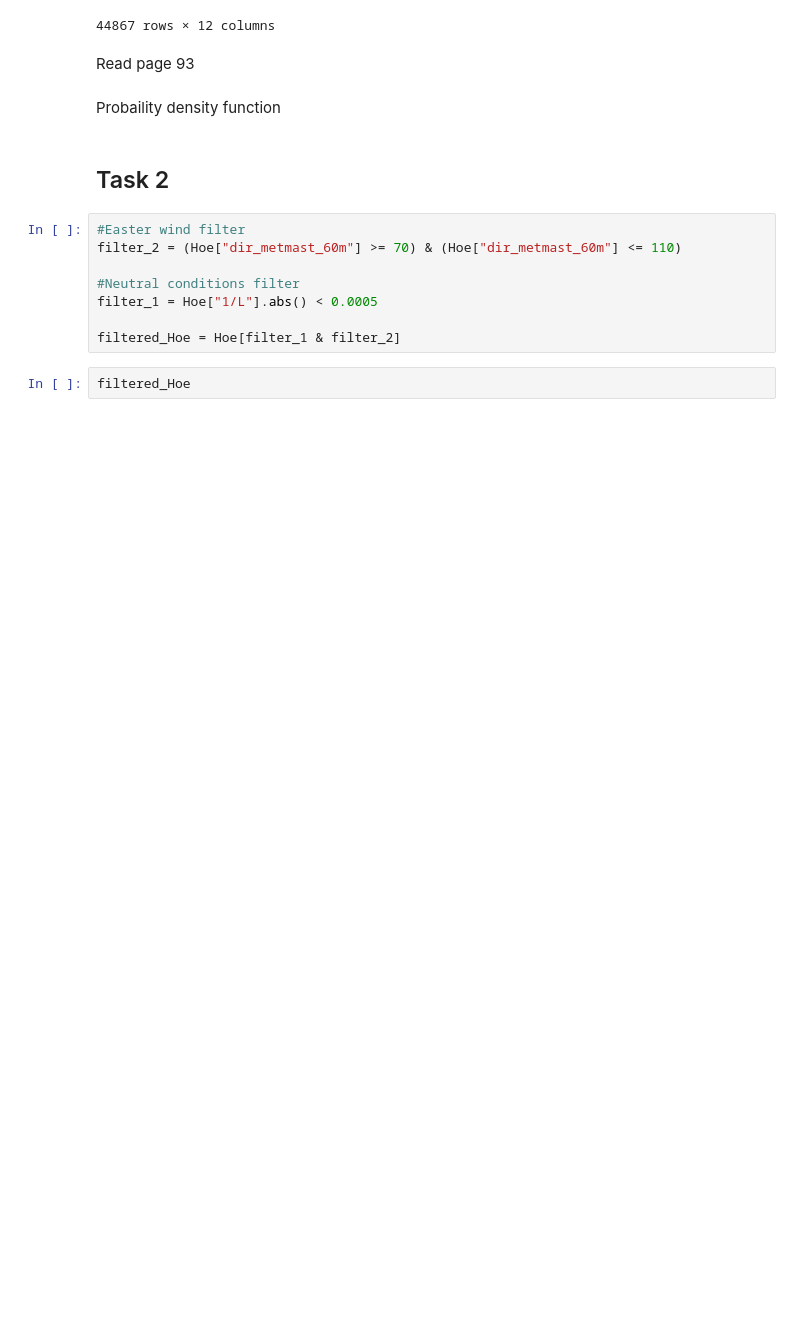
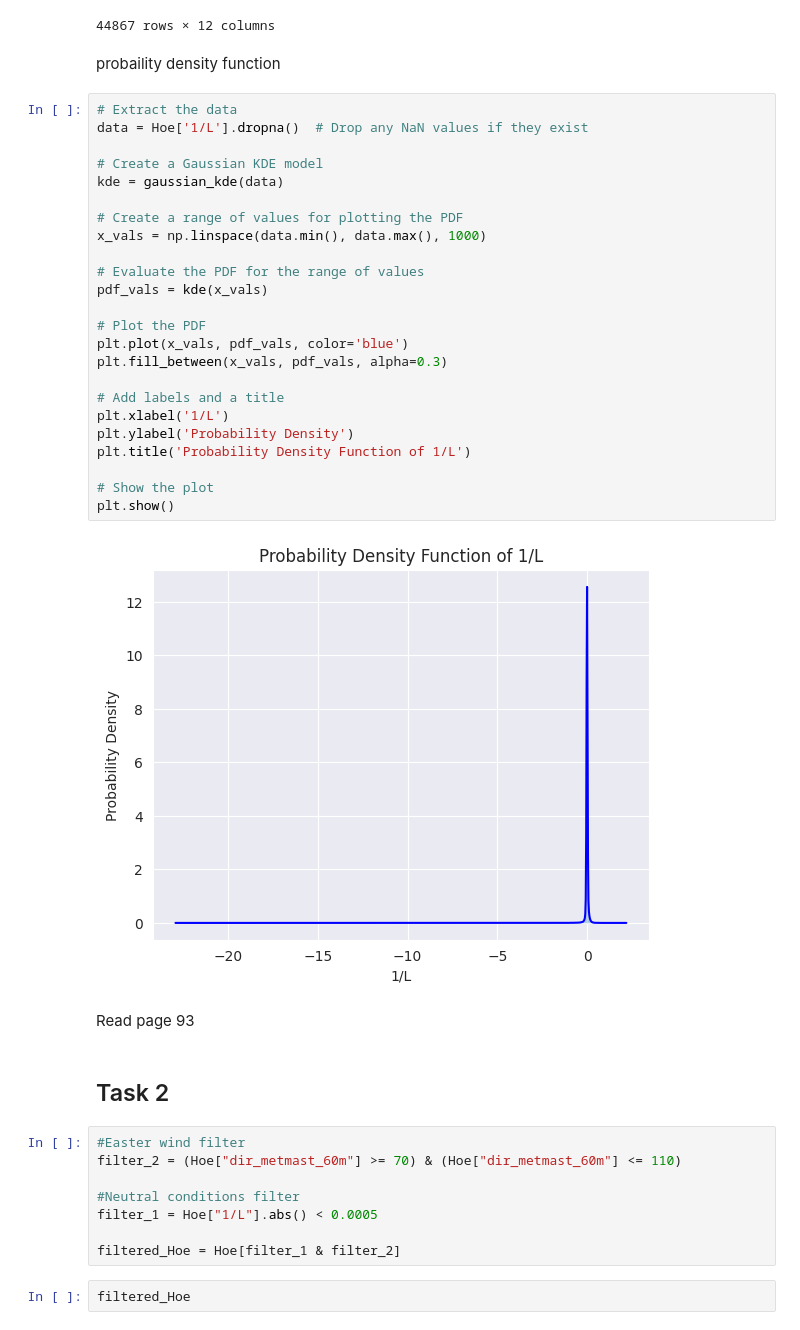
Before and after one commit to AlexDelBarco/IMWE, a Jupyter notebook: Assignment_2/Assignment_2.ipynb, the cells around one changed output. Cells and saved outputs as stored; diff of their text form; blank space fills up the shorter version.

```diff
--- a/Assignment_2/Assignment_2.ipynb
+++ b/Assignment_2/Assignment_2.ipynb
@@ -56,10 +59,36 @@ Hoe
 | 44865 | 200812312340 | 0.341 | -0.0381 | 333.4440 | 6.22807 | 7.86902 | 10.57440 | ... |
 | 44866 | 200812312350 | 0.394 | -0.0423 | 332.5910 | 6.24509 | 7.79404 | 10.82560 | ... |
 44867 rows × 12 columns
+# %% [markdown]
+probaility density function
+# %%
+# Extract the data
+data = Hoe['1/L'].dropna()  # Drop any NaN values if they exist
+
+# Create a Gaussian KDE model
+kde = gaussian_kde(data)
+
+# Create a range of values for plotting the PDF
+x_vals = np.linspace(data.min(), data.max(), 1000)
+
+# Evaluate the PDF for the range of values
+pdf_vals = kde(x_vals)
+
+# Plot the PDF
+plt.plot(x_vals, pdf_vals, color='blue')
+plt.fill_between(x_vals, pdf_vals, alpha=0.3)
+
+# Add labels and a title
+plt.xlabel('1/L')
+plt.ylabel('Probability Density')
+plt.title('Probability Density Function of 1/L')
+
+# Show the plot
+plt.show()
+# %% [output]
+[figure, added]
 # %% [markdown]
 Read page 93
-# %% [markdown]
-Probaility density function
 # %% [markdown]
 ## Task 2
 # %%
```
Also changed, not shown: parts of 1 cell of this notebook.
